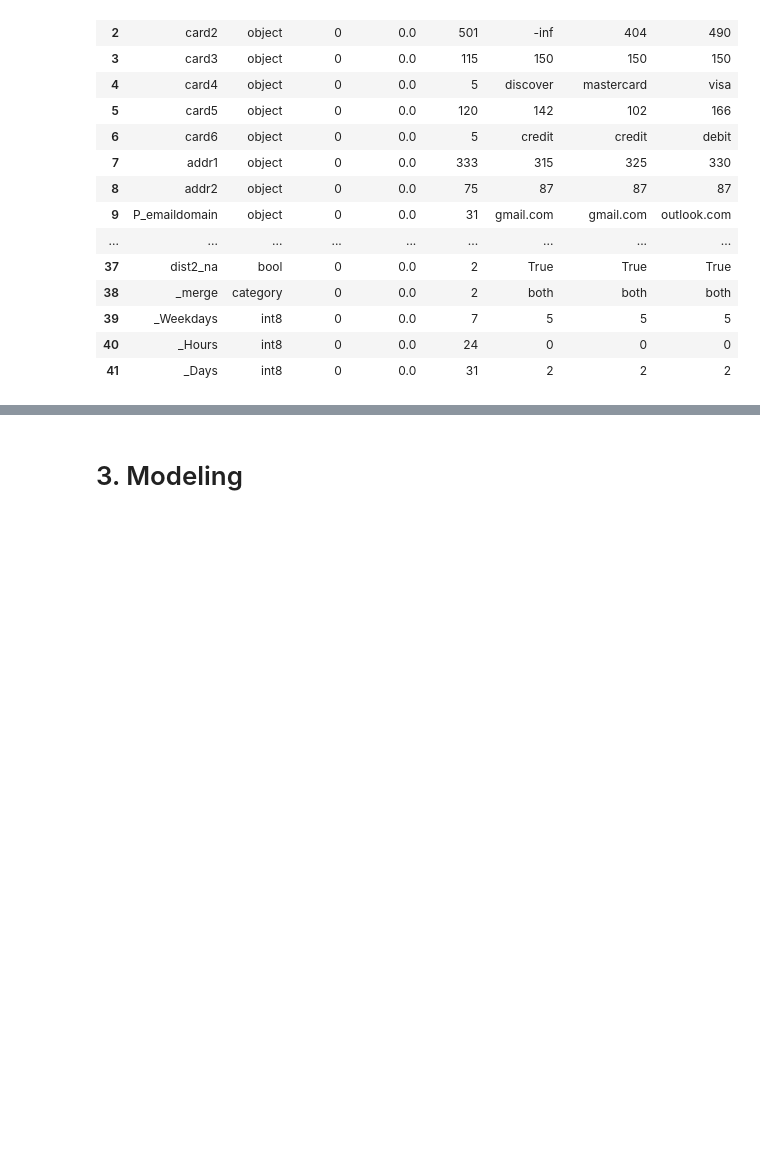
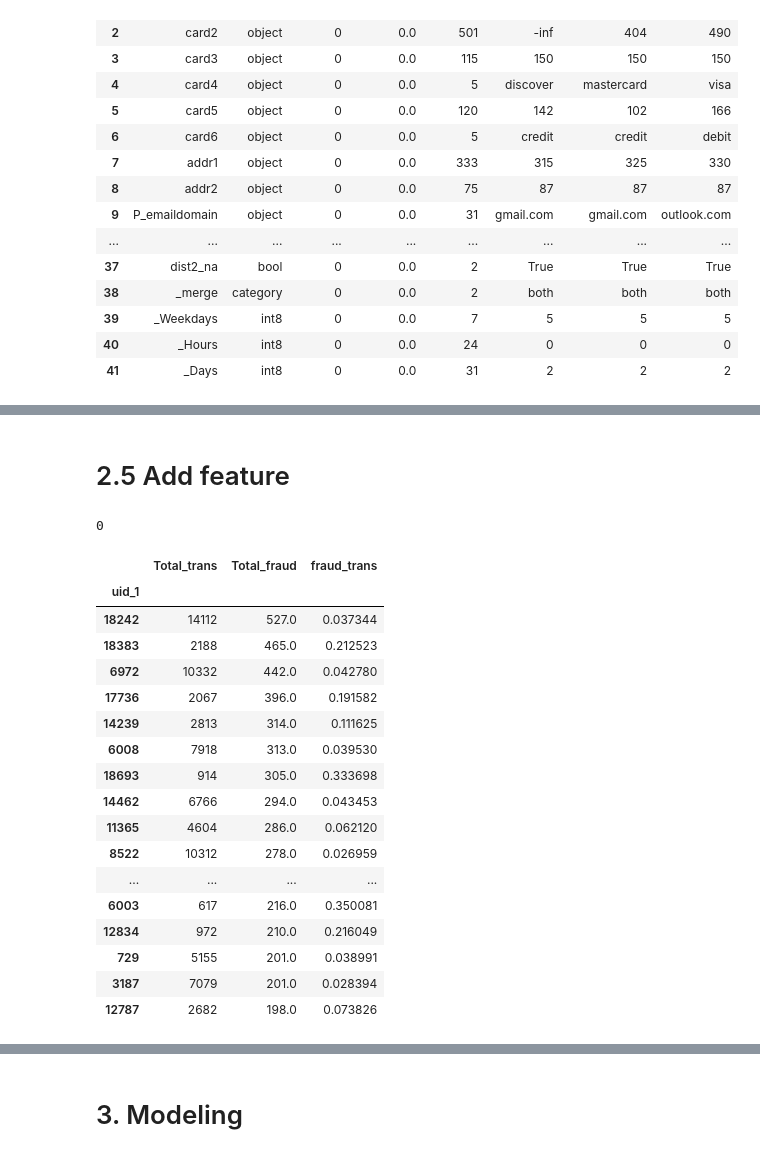
Before and after one commit to DataCampM2DSSAF/suivi-du-data-camp-zeta-team, a Jupyter notebook: Code merged works/5.CatBoost_v2.ipynb, the cells around one changed output, grey strips where cells are left out. Drawn from its saved outputs; the diff is of its cells as text; code cells hidden in the pictures; blank space fills up the shorter version.

```diff
--- a/Code merged works/5.CatBoost_v2.ipynb
+++ b/Code merged works/5.CatBoost_v2.ipynb
@@ -244,0 +173,4 @@ Dataset Shape: (590540, 30)
+# %%
+for var in categorical_features :
+    df_train[var] = df_train[var].apply(str)
+    df_test[var] = df_test[var].apply(str)
@@ -244,0 +205,2 @@ Dataset Shape: (590540, 30)
+# %% [markdown]
+# 2.5 Add feature
@@ -244,0 +212,61 @@ Dataset Shape: (590540, 30)
+# %%
+cat_imp = ['card1', 'card2','addr1', 'P_emaildomain', 'R_emaildomain',
+          'M5']
+num_imp = ['C13','TransactionAmt','C1','C14','PCA_V_1','C11']
+# %%
+merged_train_test = pd.concat([df_train[cat_imp+num_imp], df_test[cat_imp+num_imp]], axis =0, ignore_index=True)
+
+merged_train_test['uid_1'] = merged_train_test.groupby(['card1', 'card2']).grouper.group_info[0].astype('object')
+categorical_features.append('uid_1')
+
+merged_train_test['uid_2'] = merged_train_test.groupby(['uid_1', 'addr1']).grouper.group_info[0].astype('object')
+categorical_features.append('uid_2')
+
+merged_train_test['uid_3'] = merged_train_test.groupby(['uid_2', 'P_emaildomain']).grouper.group_info[0].astype('object')
+categorical_features.append('uid_3')
+
+merged_train_test['uid_4'] = merged_train_test.groupby(['uid_3', 'R_emaildomain']).grouper.group_info[0].astype('object')
+categorical_features.append('uid_4')
+
+merged_train_test['uid_5'] = merged_train_test.groupby(['uid_4', 'M5']).grouper.group_info[0].astype('object')
+categorical_features.append('uid_5')
+
+for val_num in num_imp:
+    for key in ['uid_1', 'uid_2', 'uid_5', 'uid_4', 'uid_5']:
+        merged_train_test[val_num+'_'+key+'_mean'] = merged_train_test[val_num] / merged_train_test.groupby([key])[val_num].transform('mean')
+        merged_train_test[val_num+'_'+key+'_std'] = merged_train_test[val_num] / merged_train_test.groupby([key])[val_num].transform('std')
+# %%
+merged_train_test.drop(cat_imp+num_imp, axis = 1, inplace = True)
+df_train = pd.concat([df_train, merged_train_test[0:len(df_train)]], axis = 1)
+df_test = pd.concat([df_test, merged_train_test[len(df_train):].reset_index(drop= True)], axis = 1)
+
+del merged_train_test
+gc.collect()
+# %% [output]
+0
+# %%
+res = df_train.groupby(['uid_1']).agg({'isFraud' : ['count', 'sum']})
+res = res.droplevel(0, axis = 1)
+res.columns = ['Total_trans', 'Total_fraud']
+res.index.name = 'uid_1'
+res['fraud_trans'] = res['Total_fraud'] / res['Total_trans']
+res.sort_values('Total_fraud', ascending=False).head(20)
+# %% [output]
+|  | Total_trans | Total_fraud | fraud_trans |
+| uid_1 |  |  |  |
+| 18242 | 14112 | 527.0 | 0.037344 |
+| 18383 | 2188 | 465.0 | 0.212523 |
+| 6972 | 10332 | 442.0 | 0.042780 |
+| 17736 | 2067 | 396.0 | 0.191582 |
+| 14239 | 2813 | 314.0 | 0.111625 |
+| 6008 | 7918 | 313.0 | 0.039530 |
+| 18693 | 914 | 305.0 | 0.333698 |
+| 14462 | 6766 | 294.0 | 0.043453 |
+| 11365 | 4604 | 286.0 | 0.062120 |
+| 8522 | 10312 | 278.0 | 0.026959 |
+| ... | ... | ... | ... |
+| 6003 | 617 | 216.0 | 0.350081 |
+| 12834 | 972 | 210.0 | 0.216049 |
+| 729 | 5155 | 201.0 | 0.038991 |
+| 3187 | 7079 | 201.0 | 0.028394 |
+| 12787 | 2682 | 198.0 | 0.073826 |
```
Also changed, not shown: parts of 26 cells of this notebook.
